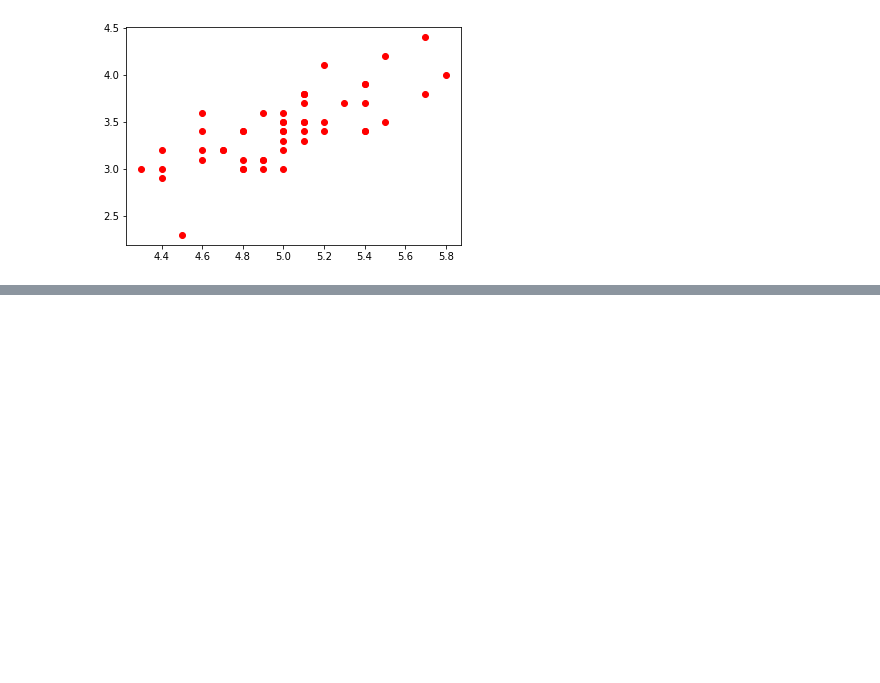
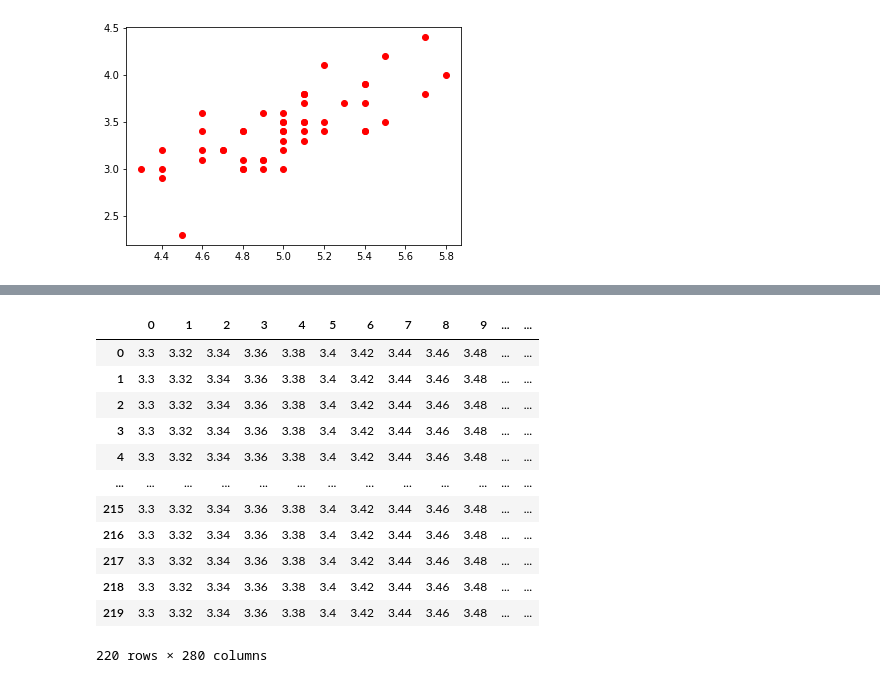
Before and after one commit to gitony0101/selfstudy, a Jupyter notebook: Ex/利用SVM，sklearn对iris数据集进行分类.ipynb, the cells around one changed output, grey strips where cells are left out. Cells and saved outputs as stored; diff of their text form; code cells hidden in the pictures; blank space fills up the shorter version.

```diff
--- a/Ex/利用SVM，sklearn对iris数据集进行分类.ipynb
+++ b/Ex/利用SVM，sklearn对iris数据集进行分类.ipynb
@@ -90,0 +179,16 @@ Text(0.5, 1.0, 'the relationship between sepal and target classes')
+# %%
+pd.DataFrame(xx)# show it, and the ravel
+# %% [output]
+|  | 0 | 1 | 2 | 3 | 4 | 5 | 6 | 7 | 8 | 9 | ... | ... |
+| 0 | 3.3 | 3.32 | 3.34 | 3.36 | 3.38 | 3.4 | 3.42 | 3.44 | 3.46 | 3.48 | ... | ... |
+| 1 | 3.3 | 3.32 | 3.34 | 3.36 | 3.38 | 3.4 | 3.42 | 3.44 | 3.46 | 3.48 | ... | ... |
+| 2 | 3.3 | 3.32 | 3.34 | 3.36 | 3.38 | 3.4 | 3.42 | 3.44 | 3.46 | 3.48 | ... | ... |
+| 3 | 3.3 | 3.32 | 3.34 | 3.36 | 3.38 | 3.4 | 3.42 | 3.44 | 3.46 | 3.48 | ... | ... |
+| 4 | 3.3 | 3.32 | 3.34 | 3.36 | 3.38 | 3.4 | 3.42 | 3.44 | 3.46 | 3.48 | ... | ... |
+| ... | ... | ... | ... | ... | ... | ... | ... | ... | ... | ... | ... | ... |
+| 215 | 3.3 | 3.32 | 3.34 | 3.36 | 3.38 | 3.4 | 3.42 | 3.44 | 3.46 | 3.48 | ... | ... |
+| 216 | 3.3 | 3.32 | 3.34 | 3.36 | 3.38 | 3.4 | 3.42 | 3.44 | 3.46 | 3.48 | ... | ... |
+| 217 | 3.3 | 3.32 | 3.34 | 3.36 | 3.38 | 3.4 | 3.42 | 3.44 | 3.46 | 3.48 | ... | ... |
+| 218 | 3.3 | 3.32 | 3.34 | 3.36 | 3.38 | 3.4 | 3.42 | 3.44 | 3.46 | 3.48 | ... | ... |
+| 219 | 3.3 | 3.32 | 3.34 | 3.36 | 3.38 | 3.4 | 3.42 | 3.44 | 3.46 | 3.48 | ... | ... |
+220 rows × 280 columns
```
Also changed, not shown: parts of 13 cells of this notebook.
